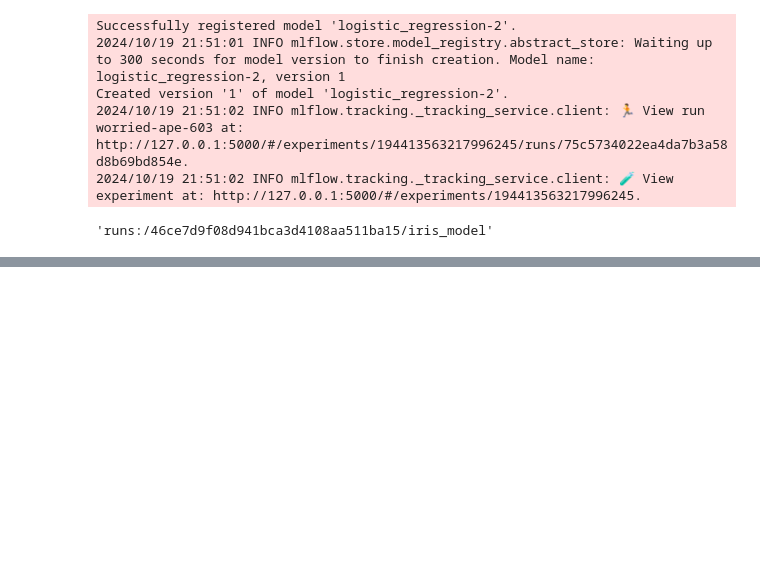
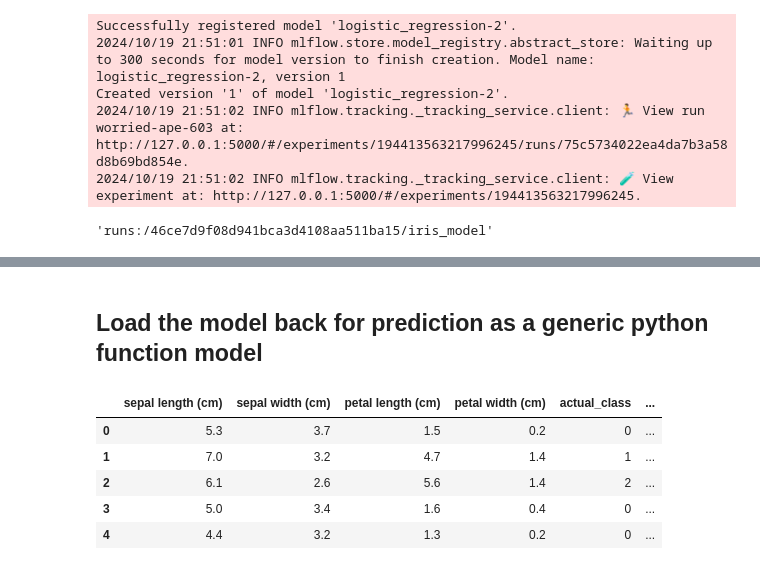
Before and after one commit to Vipul111196/MLFlow_Practice, a Jupyter notebook: MLFlow_practice.ipynb, the cells around one changed output, grey strips where cells are left out. Saved outputs shown, nothing was run; the diff lists cells and outputs as text; code cells hidden in the pictures; blank space fills up the shorter version.

Commit message:
Model inferencing as a python function

```diff
--- a/MLFlow_practice.ipynb
+++ b/MLFlow_practice.ipynb
@@ -195,0 +948,20 @@ model_info.model_uri
+# %% [markdown]
+## Load the model back for prediction as a generic python function model
+# %%
+loaded_model=mlflow.pyfunc.load_model(model_info.model_uri)
+predictions=loaded_model.predict(X_test)
+
+iris_features_name=datasets.load_iris().feature_names
+
+result=pd.DataFrame(X_test.to_numpy(),columns=iris_features_name)
+result["actual_class"]=y_test.to_numpy()
+result["predcited_class"]=predictions
+# %%
+result.head()
+# %% [output]
+|  | sepal length (cm) | sepal width (cm) | petal length (cm) | petal width (cm) | actual_class | ... |
+| 0 | 5.3 | 3.7 | 1.5 | 0.2 | 0 | ... |
+| 1 | 7.0 | 3.2 | 4.7 | 1.4 | 1 | ... |
+| 2 | 6.1 | 2.6 | 5.6 | 1.4 | 2 | ... |
+| 3 | 5.0 | 3.4 | 1.6 | 0.4 | 0 | ... |
+| 4 | 4.4 | 3.2 | 1.3 | 0.2 | 0 | ... |
```
Also changed, not shown: parts of 2 cells of this notebook.
